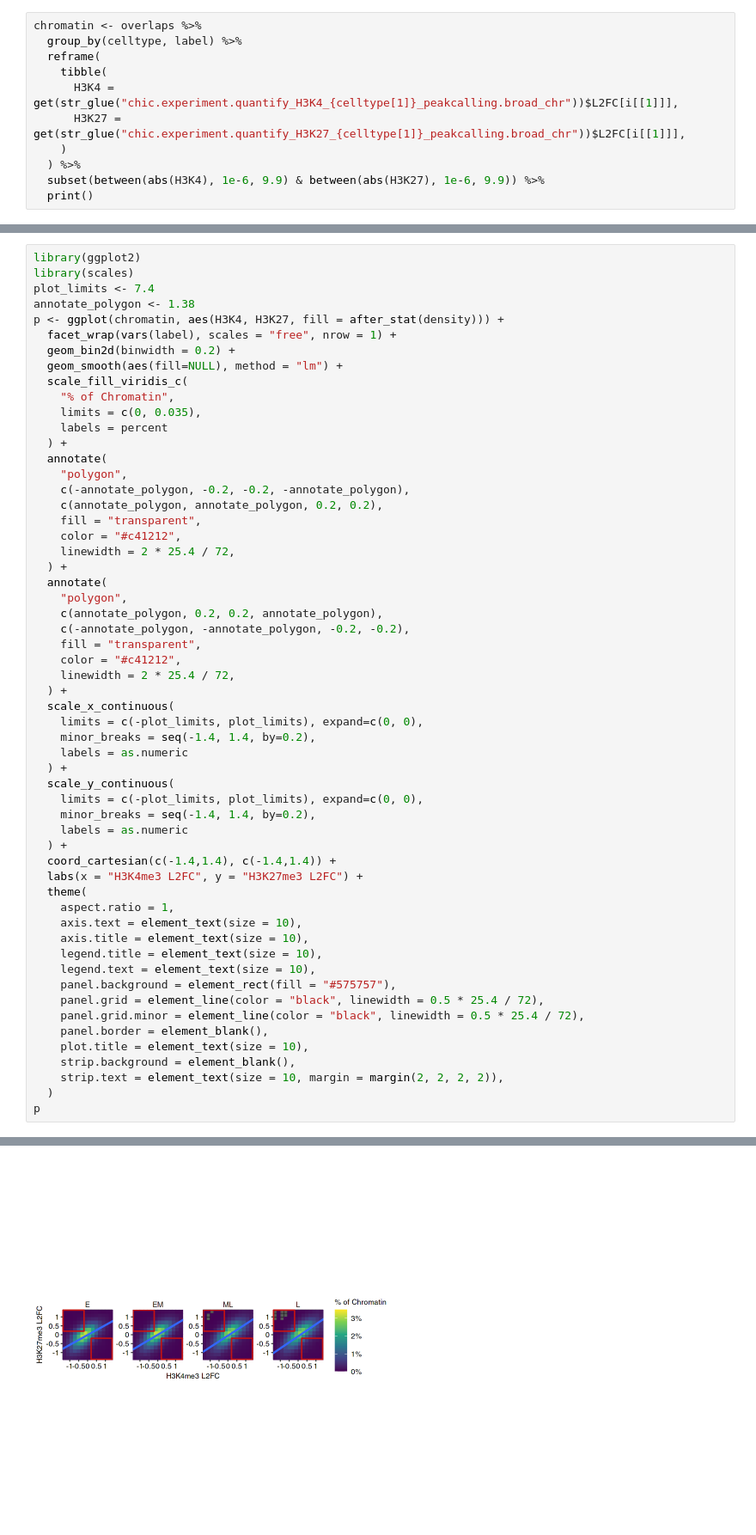
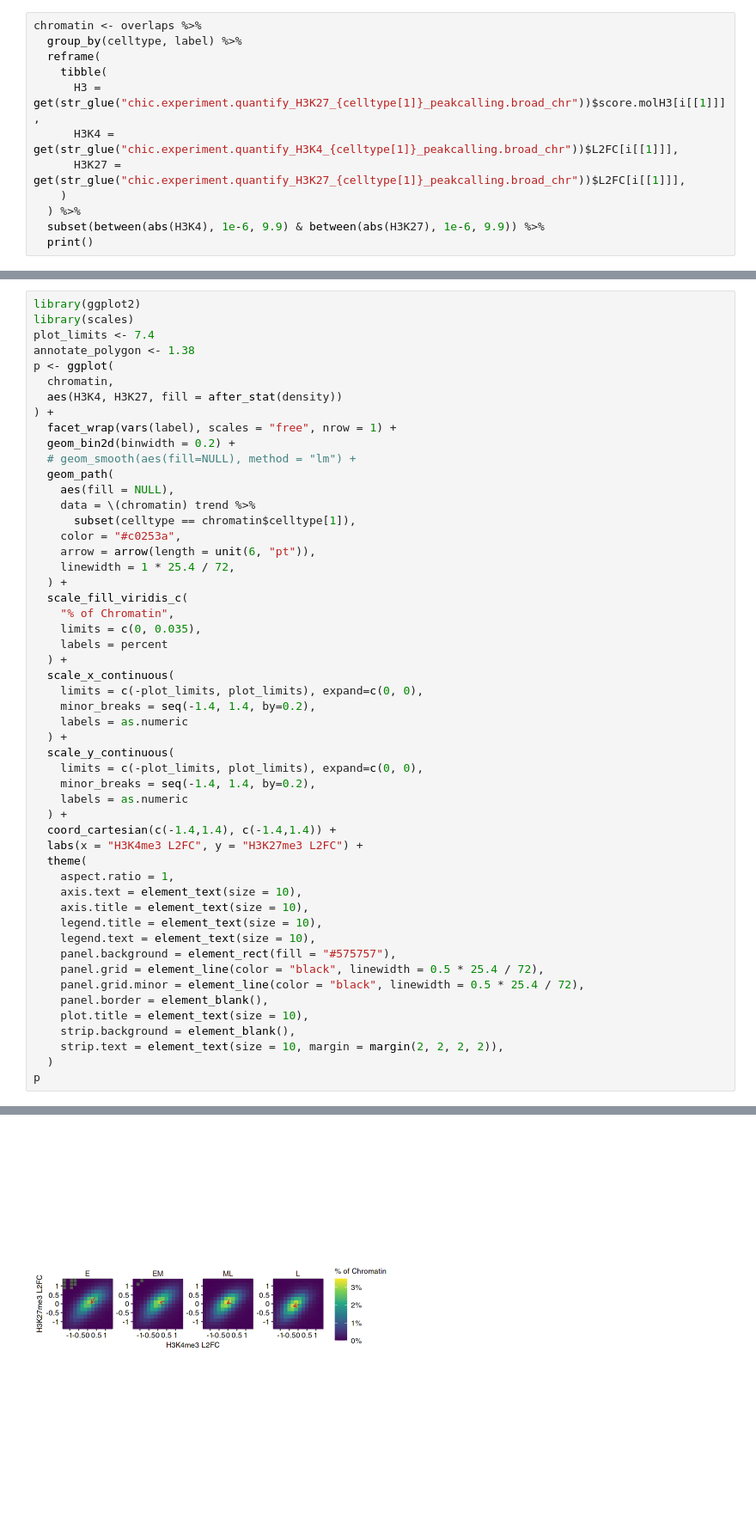
Before and after one commit to ringw/Upd-Germline-Genomics, a Jupyter notebook: illustrations/HistoneCodeReplicationCode.ipynb, the cells around one changed output, grey strips where cells are left out. Shown at 86% size. Saved outputs shown, nothing was run; the diff lists cells and outputs as text.

```diff
--- a/illustrations/HistoneCodeReplicationCode.ipynb
+++ b/illustrations/HistoneCodeReplicationCode.ipynb
@@ -187,6 +343,7 @@ chromatin <- overlaps %>%
   group_by(celltype, label) %>%
   reframe(
     tibble(
+      H3 = get(str_glue("chic.experiment.quantify_H3K27_{celltype[1]}_peakcalling.broad_chr"))$score.molH3[i[[1]]],
       H3K4 = get(str_glue("chic.experiment.quantify_H3K4_{celltype[1]}_peakcalling.broad_chr"))$L2FC[i[[1]]],
       H3K27 = get(str_glue("chic.experiment.quantify_H3K27_{celltype[1]}_peakcalling.broad_chr"))$L2FC[i[[1]]],
     )
@@ -213,30 +370,25 @@ library(ggplot2)
 library(scales)
 plot_limits <- 7.4
 annotate_polygon <- 1.38
-p <- ggplot(chromatin, aes(H3K4, H3K27, fill = after_stat(density))) +
+p <- ggplot(
+  chromatin,
+  aes(H3K4, H3K27, fill = after_stat(density))
+) +
   facet_wrap(vars(label), scales = "free", nrow = 1) +
   geom_bin2d(binwidth = 0.2) +
-  geom_smooth(aes(fill=NULL), method = "lm") +
+  # geom_smooth(aes(fill=NULL), method = "lm") +
+  geom_path(
+    aes(fill = NULL),
+    data = \(chromatin) trend %>%
+      subset(celltype == chromatin$celltype[1]),
+    color = "#c0253a",
+    arrow = arrow(length = unit(6, "pt")),
+    linewidth = 1 * 25.4 / 72,
+  ) +
   scale_fill_viridis_c(
     "% of Chromatin",
     limits = c(0, 0.035),
     labels = percent
-  ) +
-  annotate(
-    "polygon",
-    c(-annotate_polygon, -0.2, -0.2, -annotate_polygon),
-    c(annotate_polygon, annotate_polygon, 0.2, 0.2),
-    fill = "transparent",
-    color = "#c41212",
-    linewidth = 2 * 25.4 / 72,
-  ) +
-  annotate(
-    "polygon",
-    c(annotate_polygon, 0.2, 0.2, annotate_polygon),
-    c(-annotate_polygon, -annotate_polygon, -0.2, -0.2),
-    fill = "transparent",
-    color = "#c41212",
-    linewidth = 2 * 25.4 / 72,
   ) +
   scale_x_continuous(
     limits = c(-plot_limits, plot_limits), expand=c(0, 0),
@@ -270,4 +421,4 @@ p
-[figure, old version]
+[figure, new version]
 # %%
 print(subset(chromatin, label == "E"))
 # %% [output]
```
Also changed, not shown: parts of 18 cells of this notebook.
